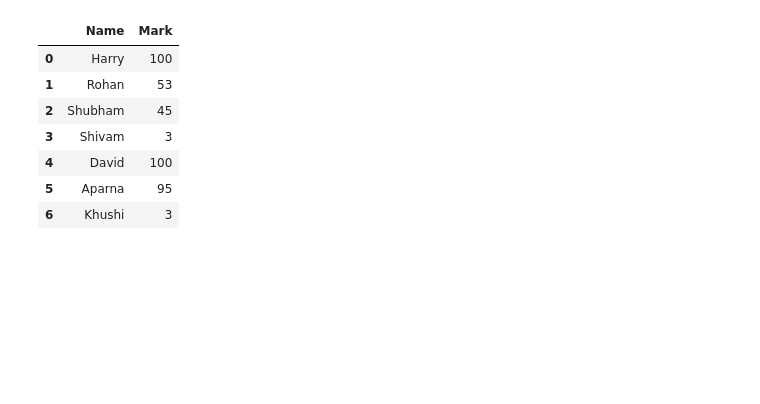
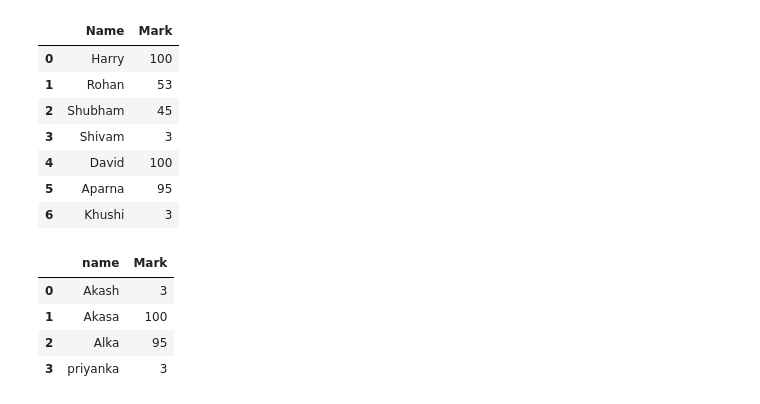
Before and after one commit to pradipbhattacharjya/Python, a Jupyter notebook: mos/introduction pandas.ipynb, the cells around one changed output. Cells and saved outputs as stored; diff of their text form; code cells hidden in the pictures; blank space fills up the shorter version.

```diff
--- a/mos/introduction pandas.ipynb
+++ b/mos/introduction pandas.ipynb
@@ -235,0 +241,8 @@ df1
+# %%
+df2
+# %% [output]
+|  | name | Mark |
+| 0 | Akash | 3 |
+| 1 | Akasa | 100 |
+| 2 | Alka | 95 |
+| 3 | priyanka | 3 |
```
Also changed, not shown: parts of 3 cells of this notebook, 1 other file.
